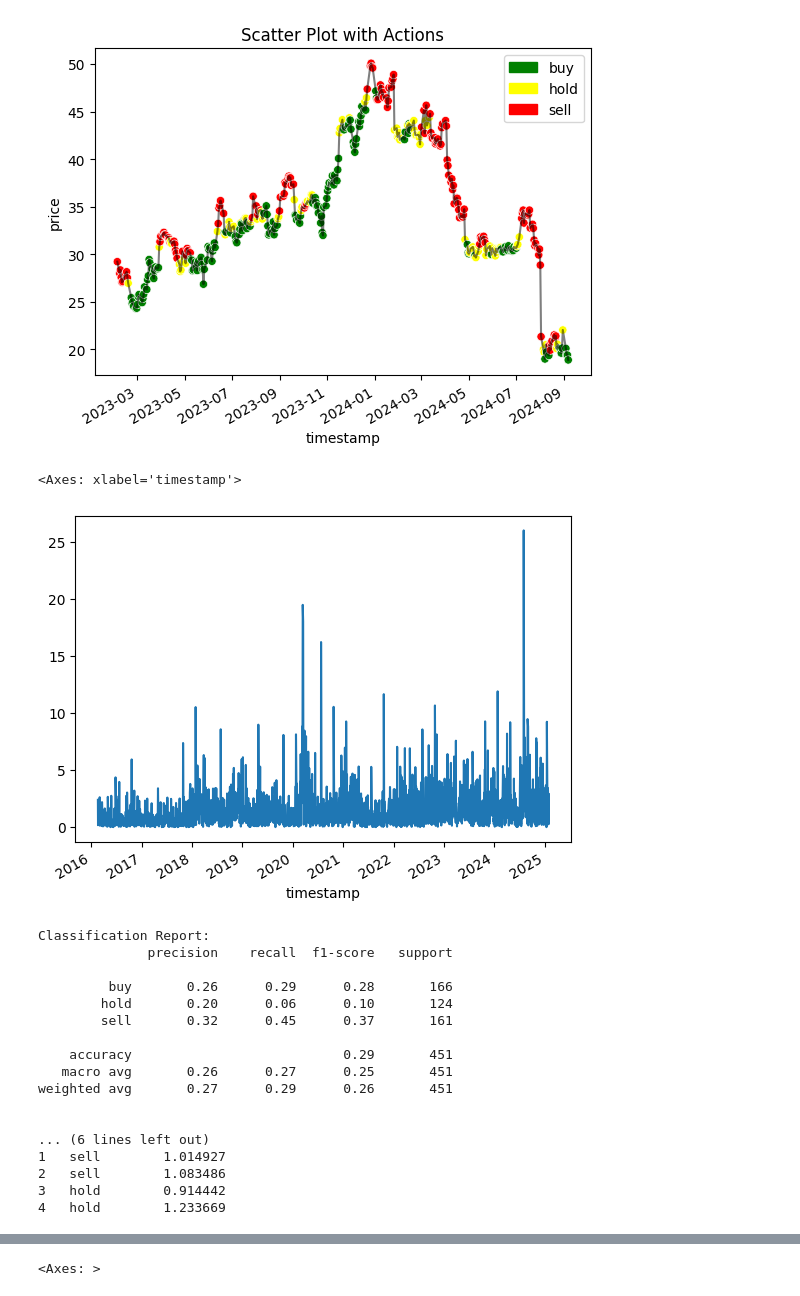
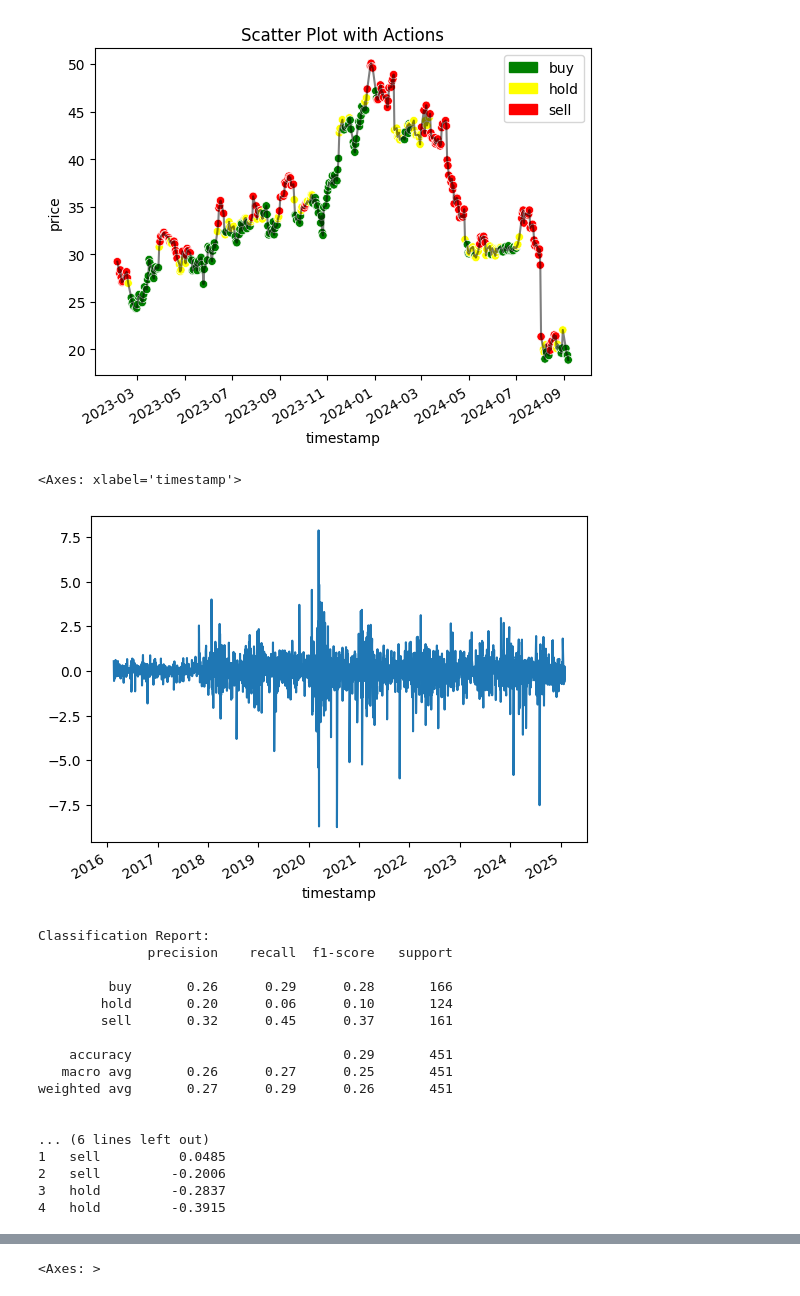
Before and after one commit to AxelGard/cira-examples, a Jupyter notebook: more_pipes.ipynb, the cells around one changed output, grey strips where cells are left out. Saved outputs shown, nothing was run; the diff lists cells and outputs as text; code cells hidden in the pictures.

```diff
--- a/more_pipes.ipynb
+++ b/more_pipes.ipynb
@@ -87,12 +87,12 @@ plt.show()
 # %% [output]
 [figure]
 # %%
-data["allocation_pct"] = np.abs(data["close"].pct_change()) * 100
+data["allocation_pct"] = data["close"].diff()
 data.dropna(inplace=True)
 data["allocation_pct"].plot()
 # %% [output]
 <Axes: xlabel='timestamp'>
-[figure, old version]
+[figure, new version]
 # %%
 from sklearn.model_selection import train_test_split
 
@@ -167,10 +167,10 @@ weighted avg       0.27      0.29      0.26       451
 
 
 ... (6 lines left out)
-1   sell        1.014927
-2   sell        1.083486
-3   hold        0.914442
-4   hold        1.233669
+1   sell          0.0485
+2   sell         -0.2006
+3   hold         -0.2837
+4   hold         -0.3915
 # %%
 y_pred_reg[:3], y_pred_class[:3]
 # %% [output]
```
Also changed, not shown: parts of 7 cells of this notebook.
